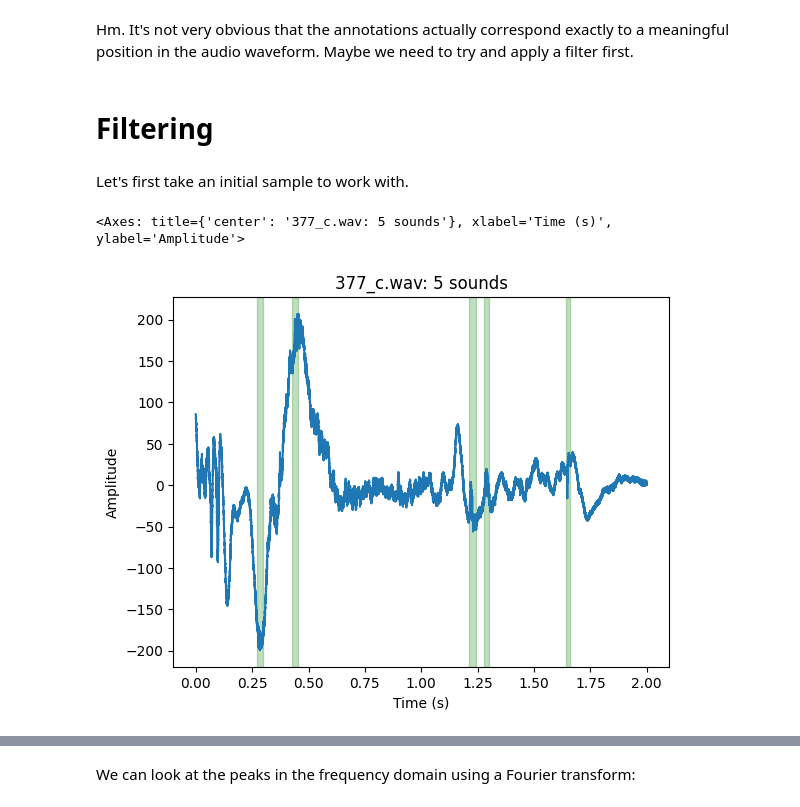
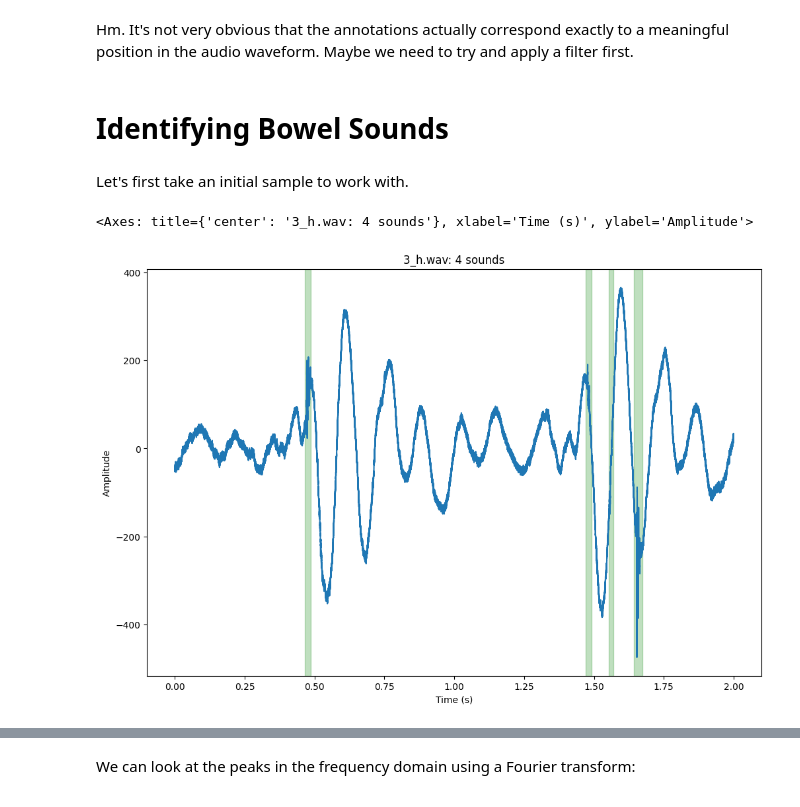
Before and after one commit to YiangChen/Qbio_FPj, a Jupyter notebook: exploration.ipynb, the cells around one changed output, grey strips where cells are left out. Saved outputs shown, nothing was run; the diff lists cells and outputs as text; code cells hidden in the pictures.

```diff
--- a/exploration.ipynb
+++ b/exploration.ipynb
@@ -93,12 +109,8 @@ plt.tight_layout()
 # %% [markdown]
 Hm. It's not very obvious that the annotations actually correspond exactly to a meaningful position in the audio waveform. Maybe we need to try and apply a filter first.
-# %% [markdown]
-# Filtering
+# %% [markdown]
+# Identifying Bowel Sounds
 # %% [markdown]
 Let's first take an initial sample to work with.
 # %%
-sample = samples_train[2]
-plot_sample(sample)
+sample = samples_train[14]
-# %% [output]
-<Axes: title={'center': '377_c.wav: 5 sounds'}, xlabel='Time (s)', ylabel='Amplitude'>
-[figure, removed]
@@ -104,0 +119,6 @@ plot_sample(sample)
+# %%
+fig, ax = plt.subplots(1, 1, figsize=(12,8))
+plot_sample(sample, ax=ax)
+# %% [output]
+<Axes: title={'center': '3_h.wav: 4 sounds'}, xlabel='Time (s)', ylabel='Amplitude'>
+[figure, added]
```
Also changed, not shown: parts of 49 cells of this notebook.
